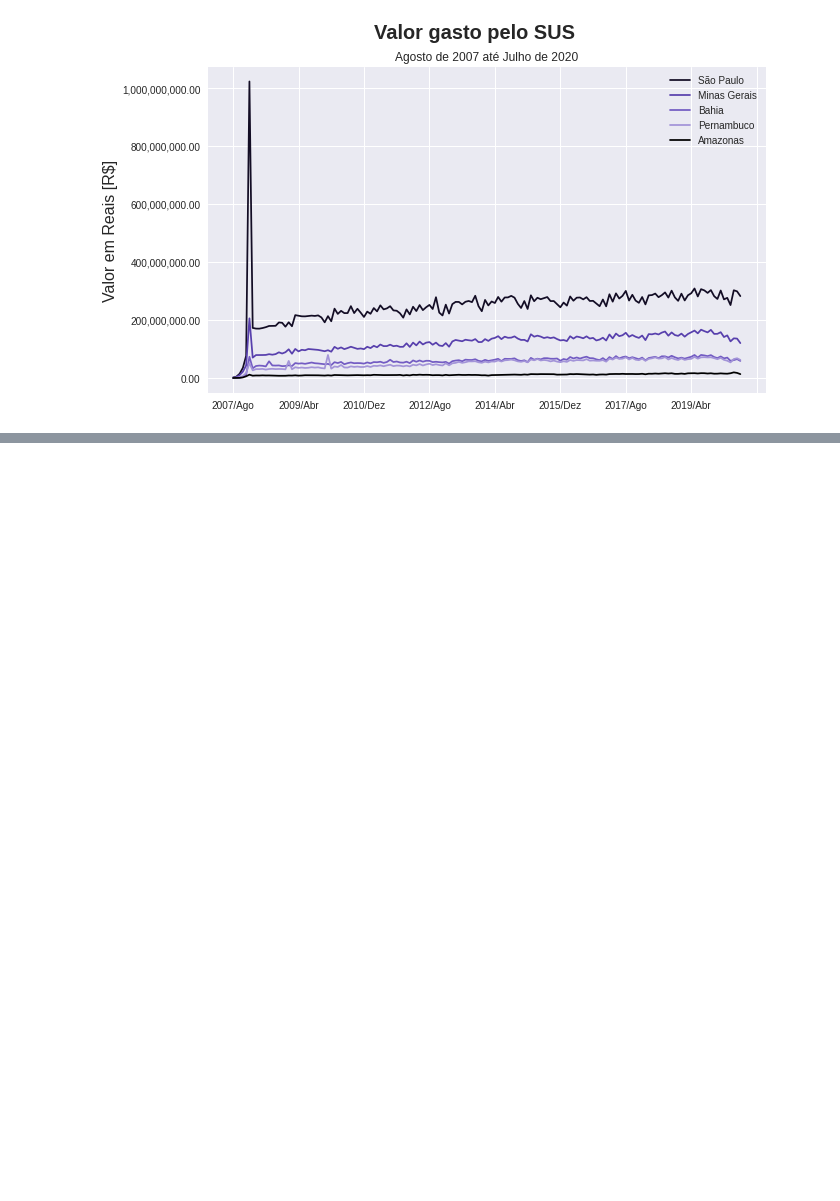
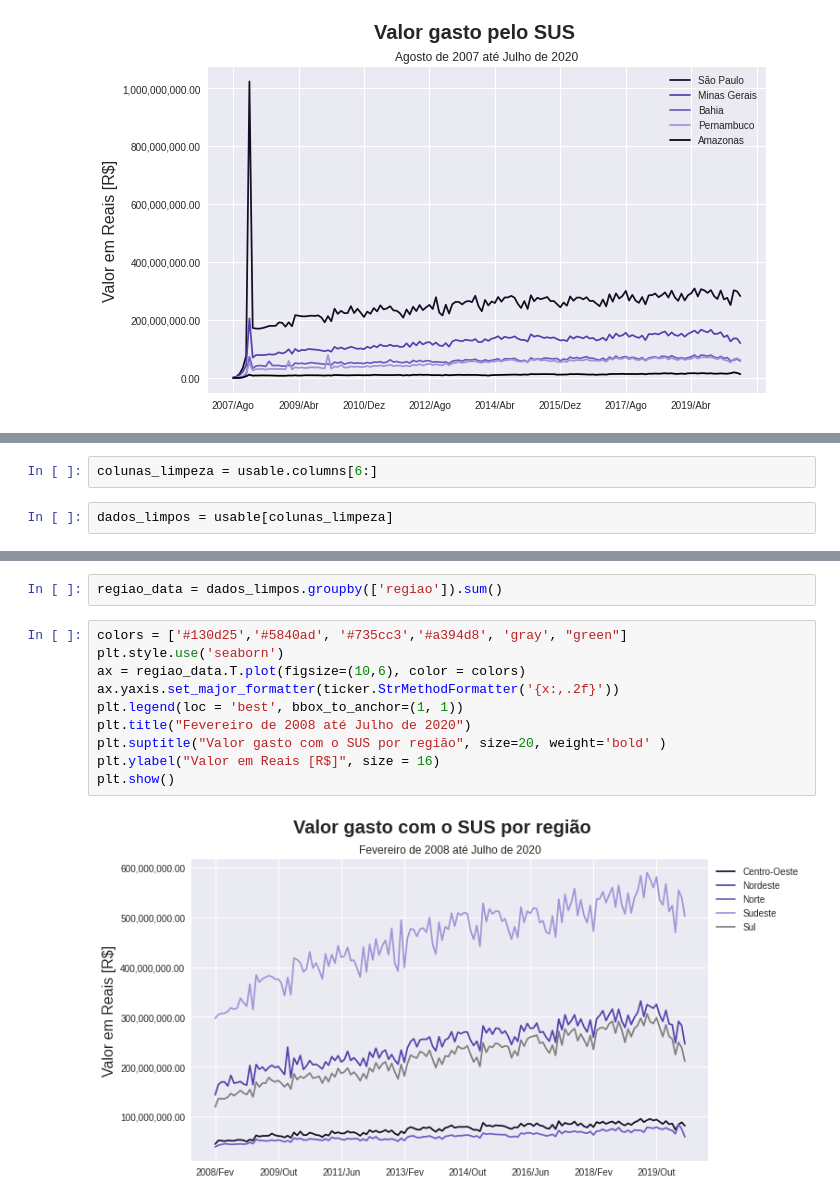
Before and after one commit to JuniorTorresMTJ/Bootcamp_Data_Science_Aplicada_Alura, a Jupyter notebook: notebook/Analisando_Dados_Sáude_Pandas.ipynb, the cells around one changed output, grey strips where cells are left out. Cells and saved outputs as stored; diff of their text form; blank space fills up the shorter version.

```diff
--- a/notebook/Analisando_Dados_Sáude_Pandas.ipynb
+++ b/notebook/Analisando_Dados_Sáude_Pandas.ipynb
@@ -398,0 +601,4 @@ plt.show()
+# %%
+colunas_limpeza = usable.columns[6:]
+# %%
+dados_limpos = usable[colunas_limpeza]
@@ -398,0 +616,14 @@ plt.show()
+# %%
+regiao_data = dados_limpos.groupby(['regiao']).sum()
+# %%
+colors = ['#130d25','#5840ad', '#735cc3','#a394d8', 'gray', "green"]
+plt.style.use('seaborn')
+ax = regiao_data.T.plot(figsize=(10,6), color = colors)
+ax.yaxis.set_major_formatter(ticker.StrMethodFormatter('{x:,.2f}'))
+plt.legend(loc = 'best', bbox_to_anchor=(1, 1))
+plt.title("Fevereiro de 2008 até Julho de 2020")
+plt.suptitle("Valor gasto com o SUS por região", size=20, weight='bold' )
+plt.ylabel("Valor em Reais [R$]", size = 16)
+plt.show()
+# %% [output]
+[figure, added]
```
Also changed, not shown: parts of 38 cells of this notebook.
